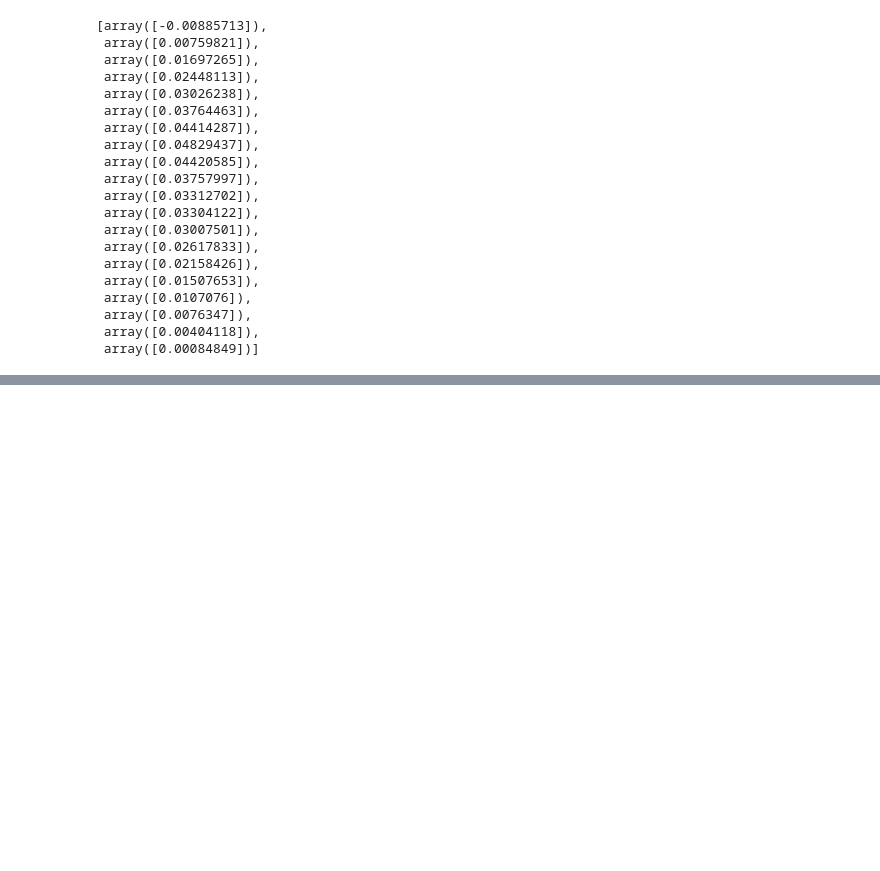
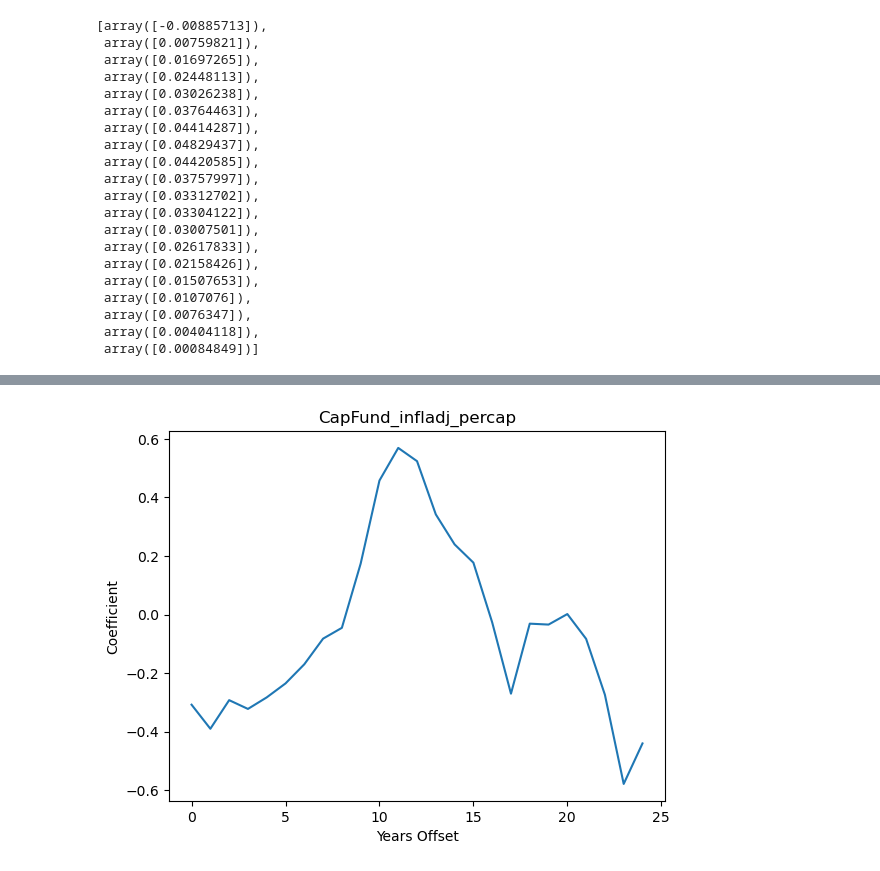
Before and after one commit to lodubay/transit-ridership, a Jupyter notebook: notebooks/time_series_LD.ipynb, the cells around one changed output, grey strips where cells are left out. Drawn from its saved outputs; the diff is of its cells as text; code cells hidden in the pictures; blank space fills up the shorter version.

```diff
--- a/notebooks/time_series_LD.ipynb
+++ b/notebooks/time_series_LD.ipynb
@@ -468,0 +503,10 @@ plt.show()
+# %%
+feature = 'CapFund_infladj_percap'
+coefs = offset_regression(columbus_code, feature)
+plt.plot(coefs)
+plt.xlabel('Years Offset')
+plt.ylabel('Coefficient')
+plt.title(feature)
+plt.show()
+# %% [output]
+[figure, added]
```
Also changed, not shown: parts of 5 cells of this notebook, 5 other files.
